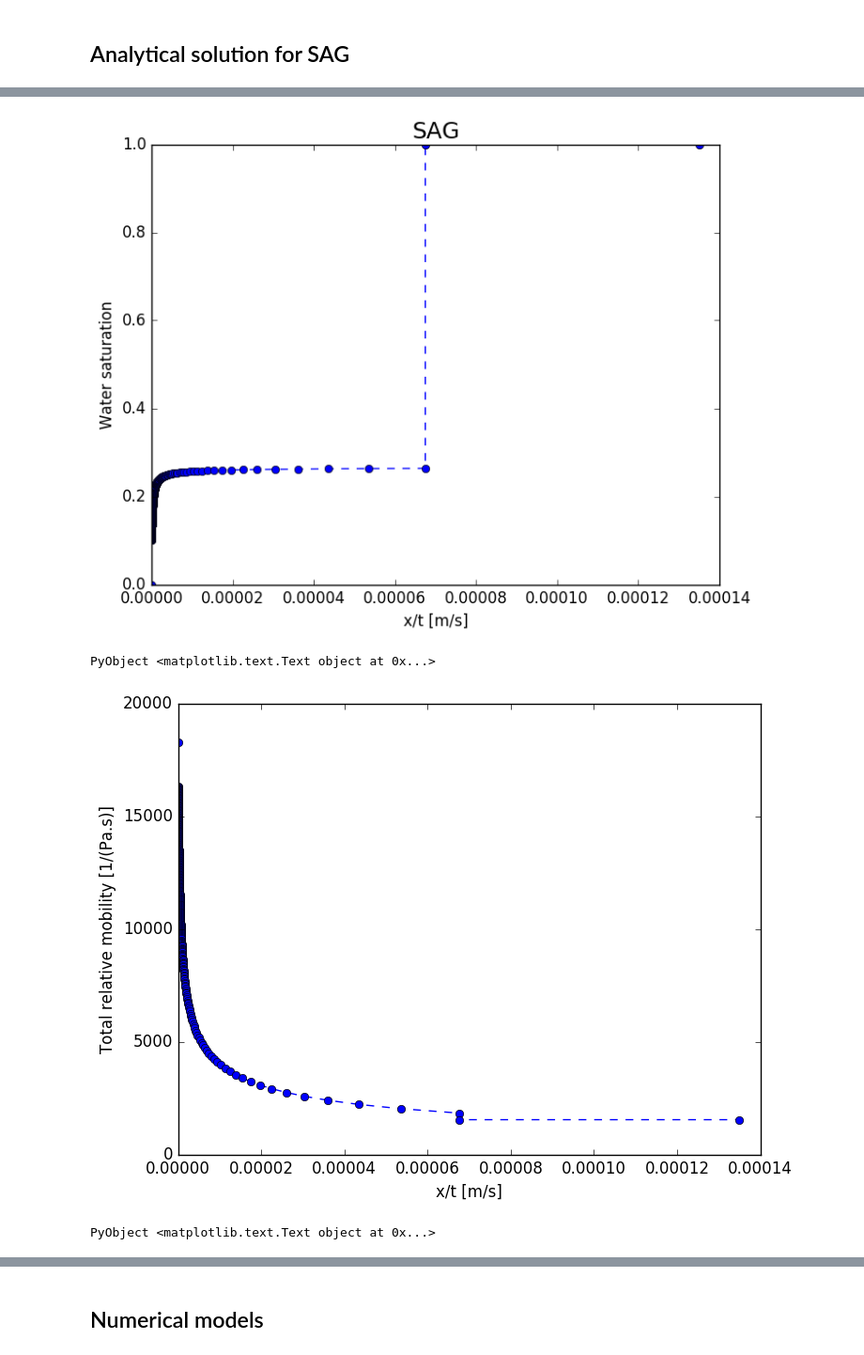
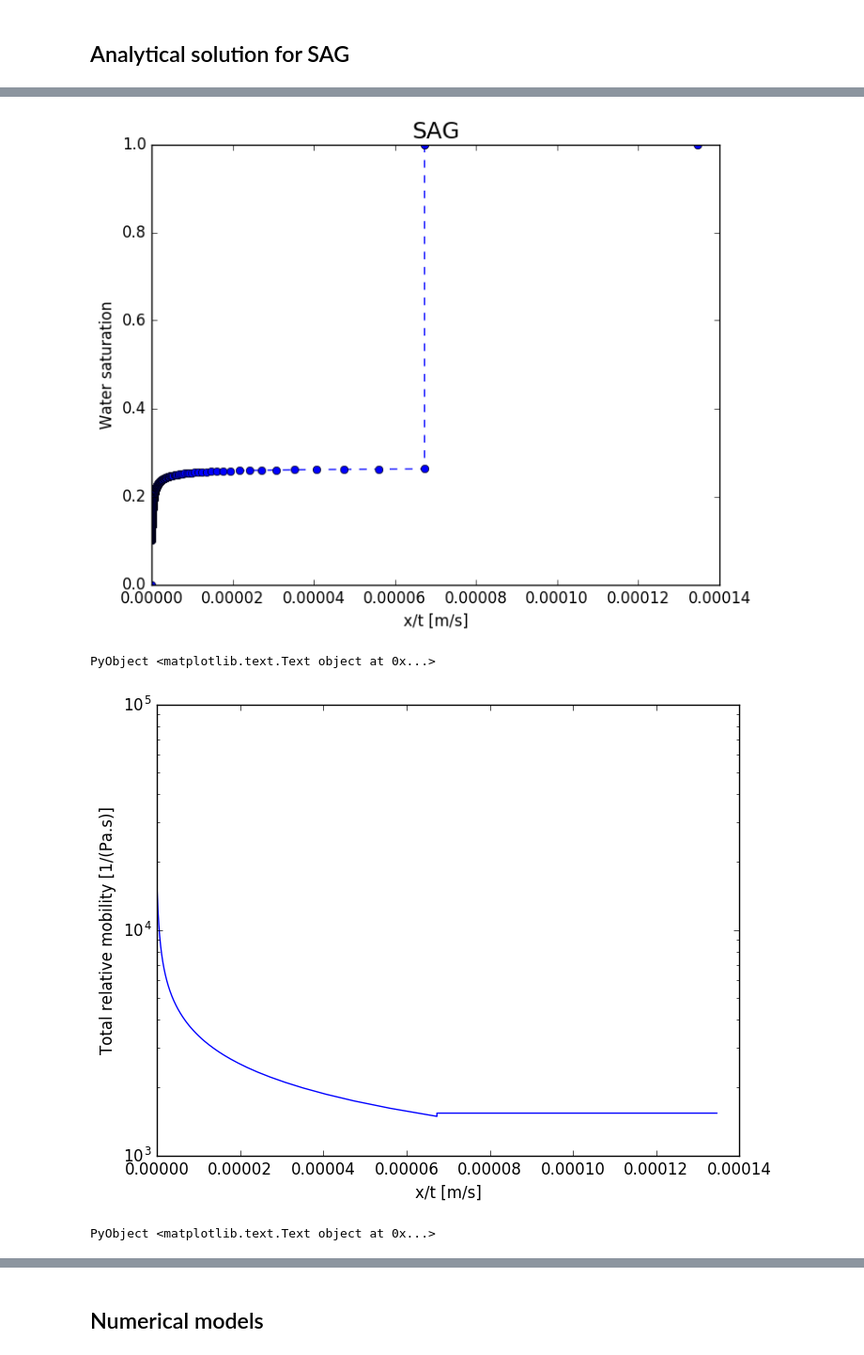
Before and after one commit to simulkade/FoamFingering, a Jupyter notebook: load_foam_stars.ipynb, the cells around one changed output, grey strips where cells are left out. Shown at 94% size. Saved outputs shown, nothing was run; the diff lists cells and outputs as text; code cells hidden in the pictures.

```diff
--- a/load_foam_stars.ipynb
+++ b/load_foam_stars.ipynb
@@ -28,7 +35,7 @@ data1=readtable("TableA1.csv")
 ## How to use this notebook
 Change the `case_no` variable to between 1 to 4 and run the notebook to obtain the results of the paper.
 # %%
-case_no=1
+case_no=2
 fmmob=data1[:fmmob][case_no]
 epdry=data1[:epdry][case_no]
 fmdry=data1[:fmdry][case_no]
@@ -99,14 +100,14 @@ ylabel("Water saturation")
 xlabel("x/t [m/s]")
 title("SAG", fontsize=18)
 # %% [output]
-[figure, old version]
+[figure, new version]
 PyObject <matplotlib.text.Text object at 0x...>
 # %%
-plot(xt_prf, labda_tot_foam(sw_prf), "o--")
+semilogy(xt_prf, labda_tot_foam(sw_prf), "-")
 xlabel("x/t [m/s]")
 ylabel("Total relative mobility [1/(Pa.s)]")
 # %% [output]
-[figure, old version]
+[figure, new version]
 PyObject <matplotlib.text.Text object at 0x...>
 # %%
 plot(t, p_inj)
```
Also changed, not shown: parts of 13 cells of this notebook, 3 other files.
